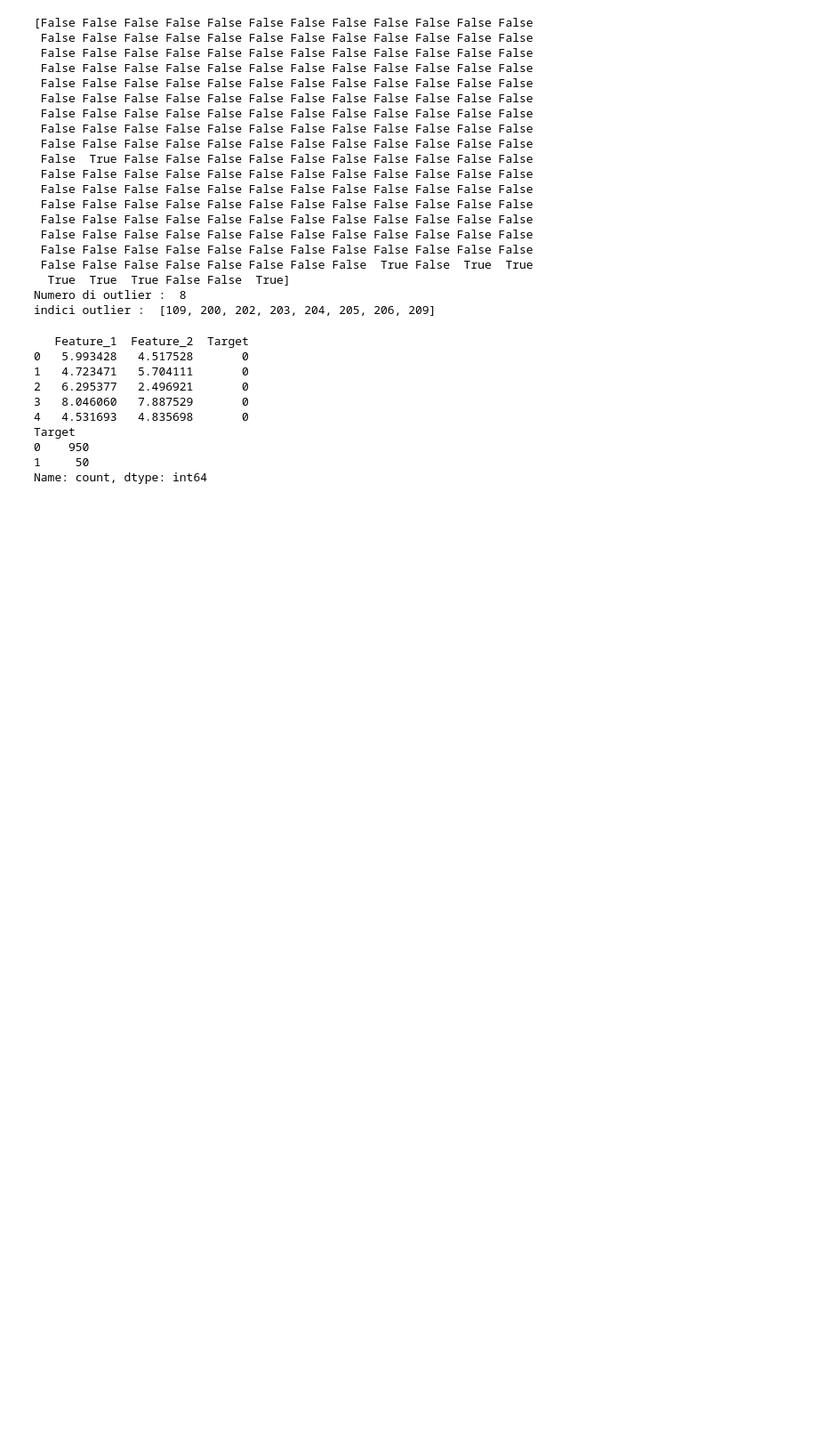
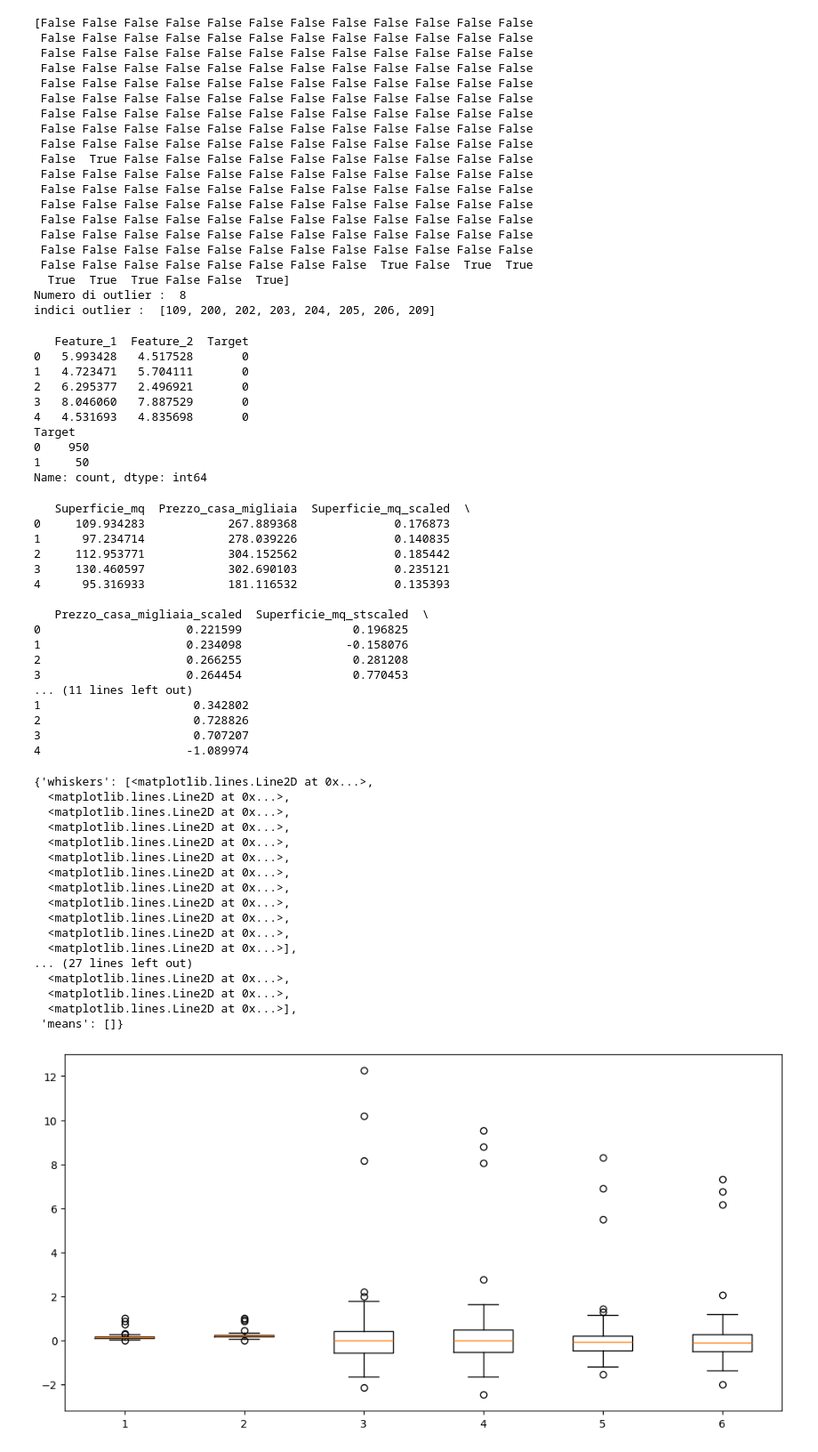
Before and after one commit to omvori/appuntini_its, a Jupyter notebook: Python/Datascience/datascience_data_processing_esercizi.ipynb, the cells around one changed output. Shown at 89% size. Saved outputs shown, nothing was run; the diff lists cells and outputs as text; code cells hidden in the pictures; blank space fills up the shorter version.

```diff
--- a/Python/Datascience/datascience_data_processing_esercizi.ipynb
+++ b/Python/Datascience/datascience_data_processing_esercizi.ipynb
@@ -157,3 +162,73 @@ Target
 0    950
 1     50
 Name: count, dtype: int64
+# %%
+#es 5
+
+from sklearn.preprocessing import MinMaxScaler
+from sklearn.preprocessing import StandardScaler
+from sklearn.preprocessing import RobustScaler
+import matplotlib.pyplot as plt
+
+
+df = pd.read_excel(r'c:\Users\Andrea C\Desktop\its\Py\datascience\roba_es_preprocess\dataset_scaling_esercizio.xlsx')
+
+df.head()
+df.describe()
+
+scaler = MinMaxScaler()
+stscaler = StandardScaler()
+rscaler = RobustScaler()
+
+df['Superficie_mq_scaled'] = scaler.fit_transform(df[['Superficie_mq']])
+df['Prezzo_casa_migliaia_scaled'] = scaler.fit_transform(df[['Prezzo_casa_migliaia']])
+
+df['Superficie_mq_stscaled'] = stscaler.fit_transform(df[['Superficie_mq']])
+df['Prezzo_casa_migliaia_stscaled'] = stscaler.fit_transform(df[['Prezzo_casa_migliaia']])
+
+
+df['Superficie_mq_rscaled'] = rscaler.fit_transform(df[['Superficie_mq']])
+df['Prezzo_casa_migliaia_rscaled'] = rscaler.fit_transform(df[['Prezzo_casa_migliaia']])
+
+
+print(df.head())
+
+plt.figure(figsize=(12,6))
+plt.boxplot([
+])
+# %% [output]
+   Superficie_mq  Prezzo_casa_migliaia  Superficie_mq_scaled  \
+0     109.934283            267.889368              0.176873
+1      97.234714            278.039226              0.140835
+2     112.953771            304.152562              0.185442
+3     130.460597            302.690103              0.235121
+4      95.316933            181.116532              0.135393
+
+   Prezzo_casa_migliaia_scaled  Superficie_mq_stscaled  \
+0                     0.221599                0.196825
+1                     0.234098               -0.158076
+2                     0.266255                0.281208
+3                     0.264454                0.770453
+... (11 lines left out)
+1                      0.342802
+2                      0.728826
+3                      0.707207
+4                     -1.089974
+{'whiskers': [<matplotlib.lines.Line2D at 0x...>,
+  <matplotlib.lines.Line2D at 0x...>,
+  <matplotlib.lines.Line2D at 0x...>,
+  <matplotlib.lines.Line2D at 0x...>,
+  <matplotlib.lines.Line2D at 0x...>,
+  <matplotlib.lines.Line2D at 0x...>,
+  <matplotlib.lines.Line2D at 0x...>,
+  <matplotlib.lines.Line2D at 0x...>,
+  <matplotlib.lines.Line2D at 0x...>,
+  <matplotlib.lines.Line2D at 0x...>,
+  <matplotlib.lines.Line2D at 0x...>,
+  <matplotlib.lines.Line2D at 0x...>],
+... (27 lines left out)
+  <matplotlib.lines.Line2D at 0x...>,
+  <matplotlib.lines.Line2D at 0x...>,
+  <matplotlib.lines.Line2D at 0x...>],
+ 'means': []}
+[figure, added]
```
Also changed, not shown: parts of 5 cells of this notebook.
